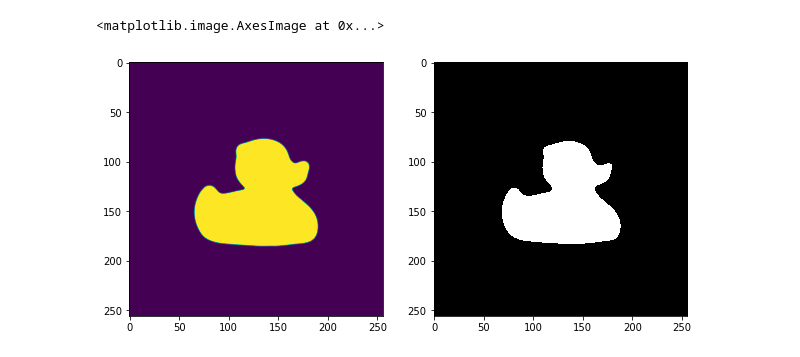
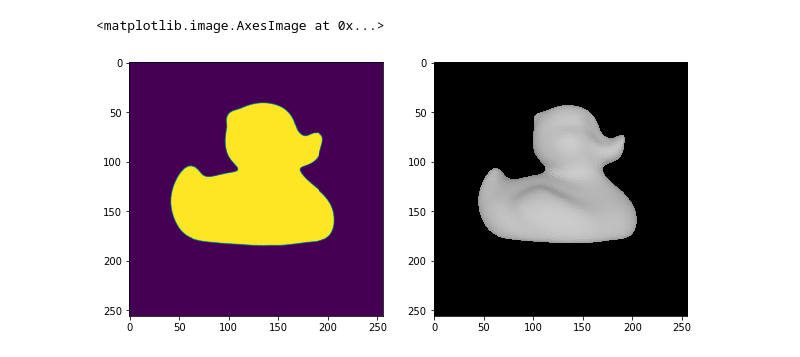
Before and after one commit to peytonhong/CVAE_Pose, a Jupyter notebook: Pytorch3D_Silhouette_matching.ipynb, the cells around one changed output. Saved outputs shown, nothing was run; the diff lists cells and outputs as text; code cells hidden in the pictures.

```diff
--- a/Pytorch3D_Silhouette_matching.ipynb
+++ b/Pytorch3D_Silhouette_matching.ipynb
@@ -34,6 +34,10 @@ verts, faces_idx, _ = load_obj("/home/hyosung/ImageDataset/PoseDataset/lm_full/m
 # verts, faces_idx, _ = load_obj("/home/hyosung/ImageDataset/PoseDataset/lm_full/models_obj/teapot.obj")
 faces = faces_idx.verts_idx
 
+# vertices align to center
+verts[:,0] -= verts[:,0].mean()
+verts[:,1] -= verts[:,1].mean()
+verts[:,2] -= verts[:,2].mean()
 # Initialize each vertex to be white in color.
 verts_rgb = torch.ones_like(verts)[None]  # (1, V, 3)
 textures = Textures(verts_rgb=verts_rgb.to(device))
@@ -80,7 +84,7 @@ raster_settings = RasterizationSettings(
     bin_size=0
 )
 # We can add a point light in front of the object.
-lights = PointLights(device=device, location=((2.0, 2.0, -2.0),))
+lights = PointLights(device=device, location=((0.0, 300.0, 0.0),))
 phong_renderer = MeshRenderer(
     rasterizer=MeshRasterizer(
         cameras=cameras,
@@ -90,28 +94,28 @@ phong_renderer = MeshRenderer(
 )
 # %%
 # Select the viewpoint using spherical angles
-distance = 200   # distance from camera to the object
-elevation = 89.0   # angle of elevation in degrees
+distance = 150   # distance from camera to the object
+elevation = 89.9   # angle of elevation in degrees
 azimuth = 0.0  # angle of azimuth rotation in degrees
 
 # Get the position of the camera based on the spherical angles
 R, T = look_at_view_transform(distance, elevation, azimuth, device=device)
 
 # Render the teapot providing the values of R and T.
 silhouete = silhouette_renderer(meshes_world=teapot_mesh, R=R, T=T)
 image_ref = phong_renderer(meshes_world=teapot_mesh, R=R, T=T)
 
 silhouete = silhouete.cpu().numpy()
 image_ref = image_ref.cpu().numpy()
 
-image_ref = (image_ref>0.0).astype(np.float32)
+# image_ref = (image_ref>0.0).astype(np.float32)
 plt.figure(figsize=(10, 10))
 plt.subplot(1, 2, 1)
 plt.imshow(silhouete.squeeze()[..., 3])  # only plot the alpha channel of the RGBA image
 # plt.grid("off")
 plt.subplot(1, 2, 2)
 plt.imshow(image_ref.squeeze())
 # plt.grid("off")
 # %% [output]
 <matplotlib.image.AxesImage at 0x...>
-[figure, old version]
+[figure, new version]
```
Also changed, not shown: parts of 9 cells of this notebook.
